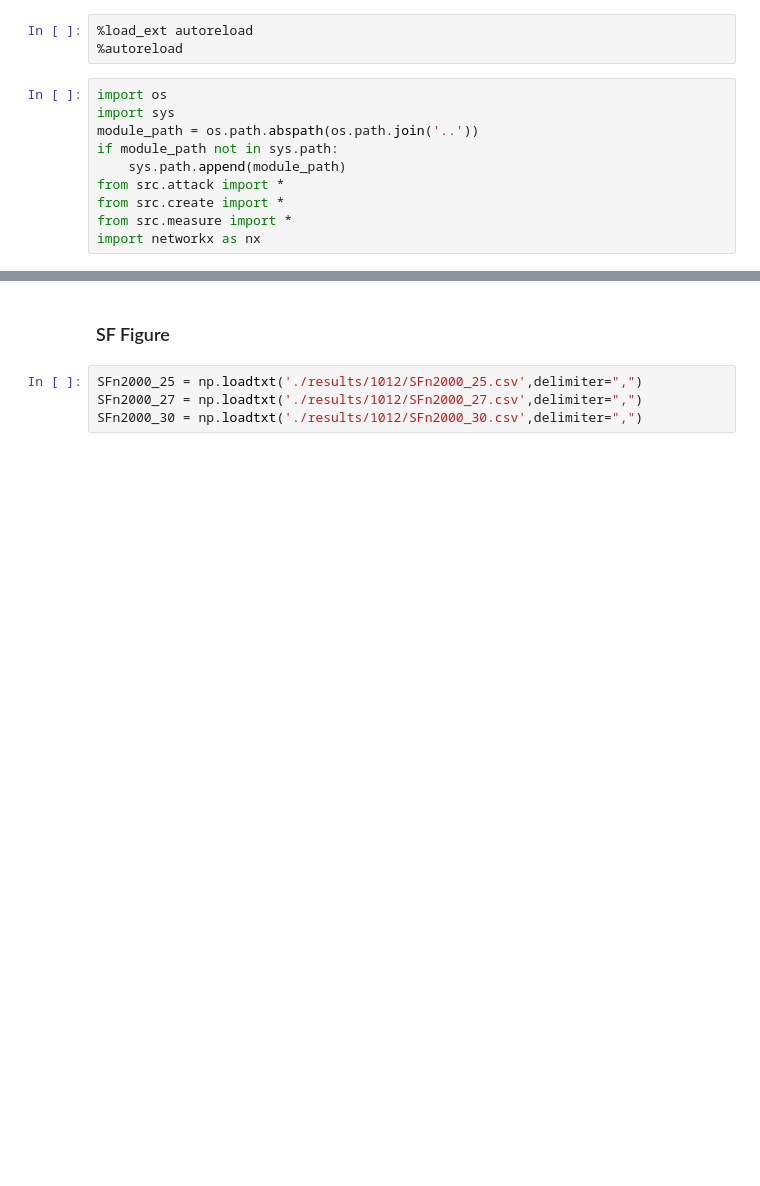
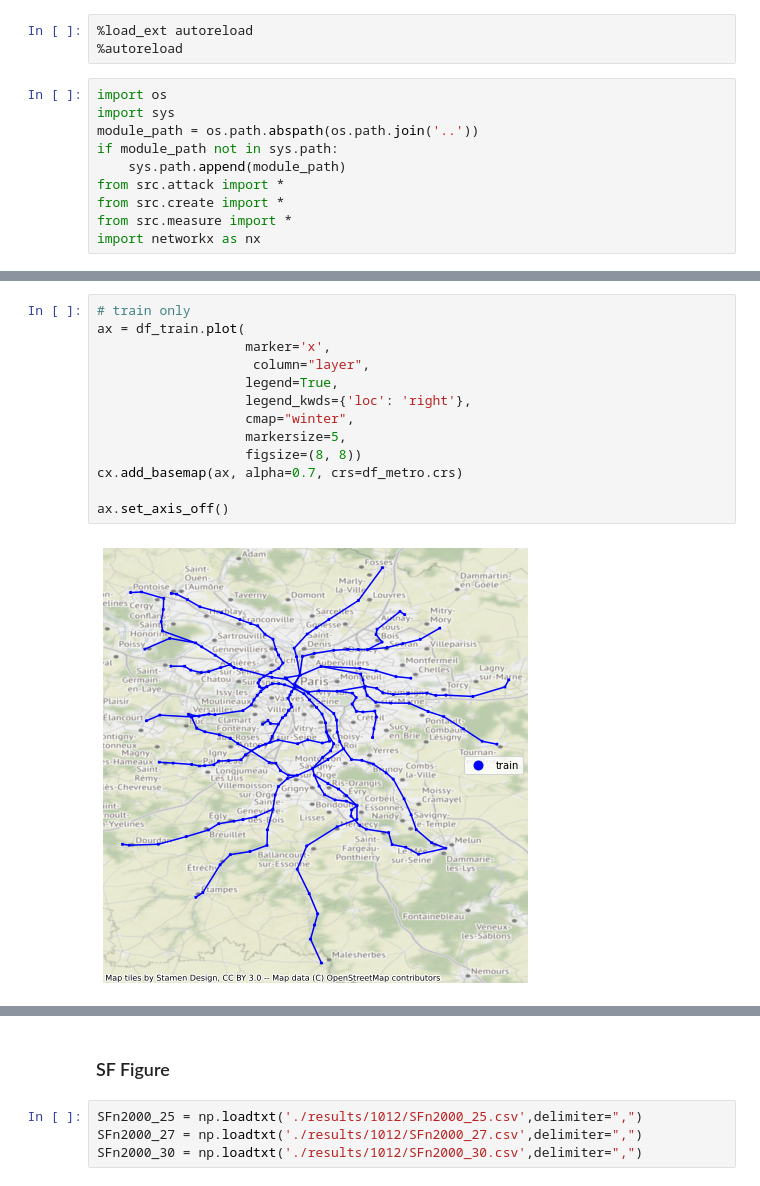
Before and after one commit to pbonazzi/network-cascade-failure, a Jupyter notebook: notebooks/FigureGeneration.ipynb, the cells around one changed output, grey strips where cells are left out. Drawn from its saved outputs; the diff is of its cells as text; blank space fills up the shorter version.

```diff
--- a/notebooks/FigureGeneration.ipynb
+++ b/notebooks/FigureGeneration.ipynb
@@ -15,0 +52,15 @@ import networkx as nx
+# %%
+# train only
+ax = df_train.plot(
+                   marker='x',
+                    column="layer",
+                   legend=True,
+                   legend_kwds={'loc': 'right'},
+                   cmap="winter",
+                   markersize=5,
+                   figsize=(8, 8))
+cx.add_basemap(ax, alpha=0.7, crs=df_metro.crs)
+
+ax.set_axis_off()
+# %% [output]
+[figure, added]
```
Also changed, not shown: parts of 7 cells of this notebook, 9 other files.
